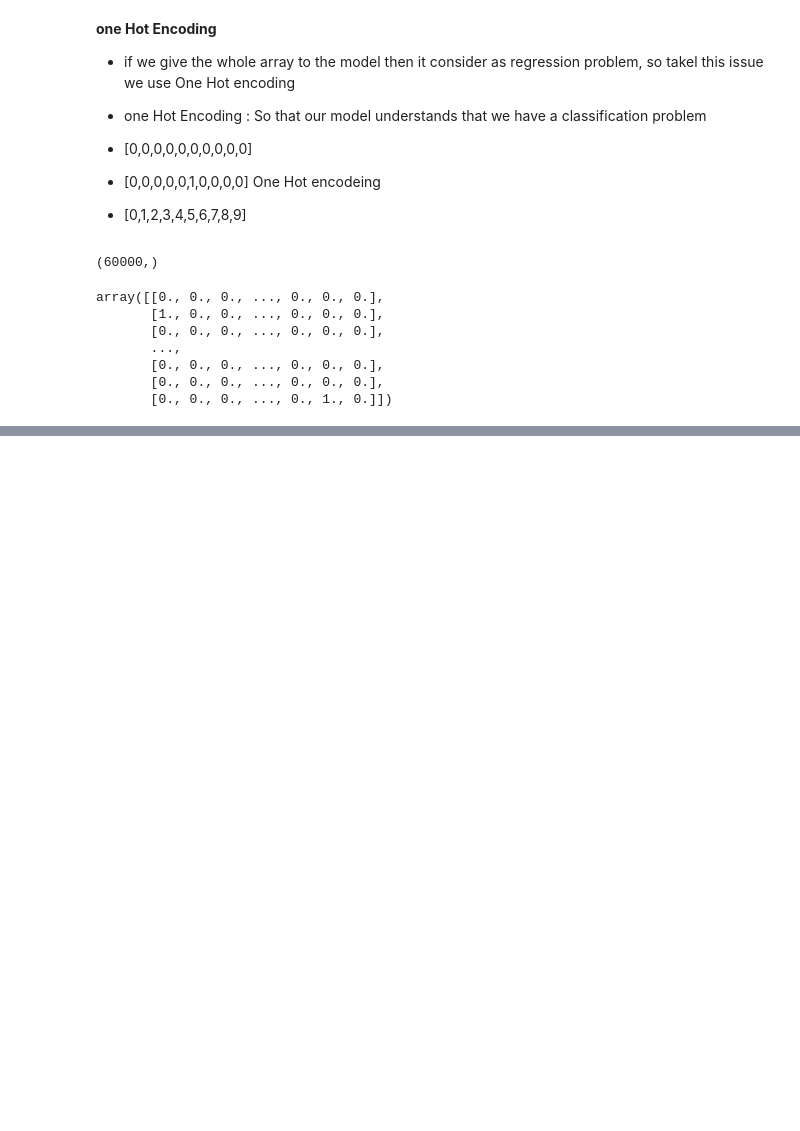
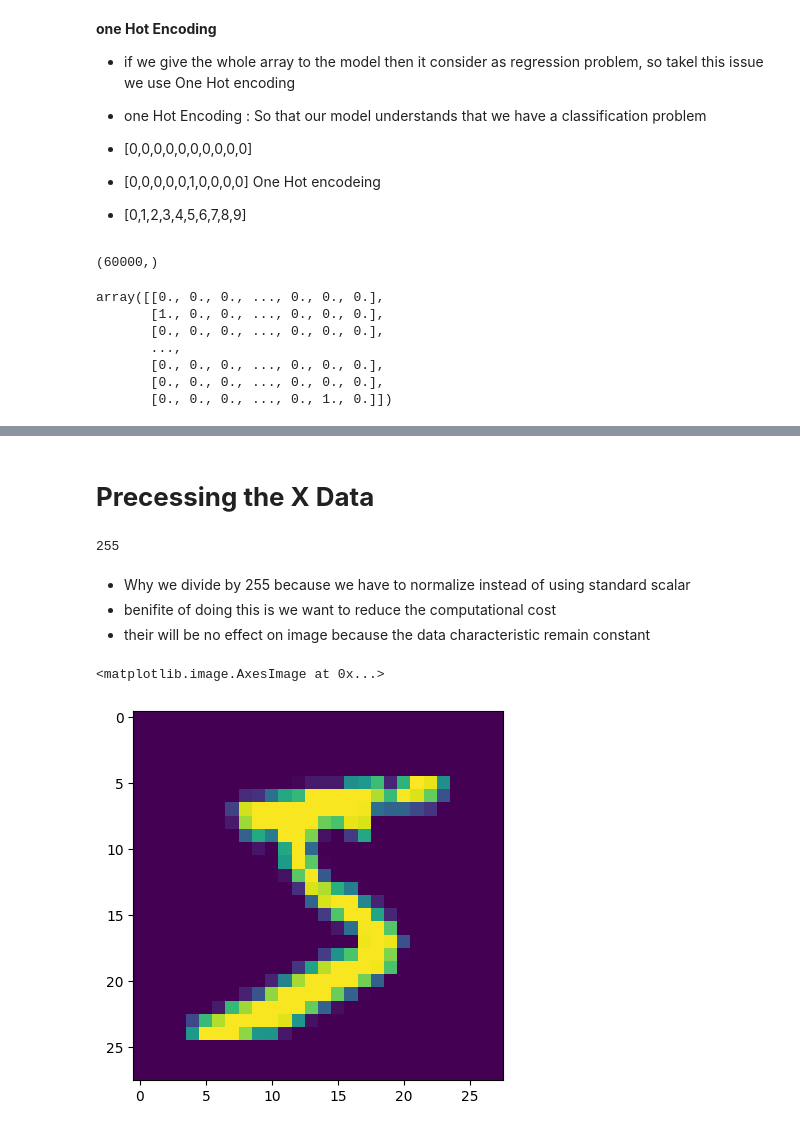
Before and after one commit to asifkhan9795/computer-vision, a Jupyter notebook: mnist-cnn-basics.ipynb, the cells around one changed output, grey strips where cells are left out. Saved outputs shown, nothing was run; the diff lists cells and outputs as text; code cells hidden in the pictures; blank space fills up the shorter version.

```diff
--- a/mnist-cnn-basics.ipynb
+++ b/mnist-cnn-basics.ipynb
@@ -97,0 +104,12 @@ array([[0., 0., 0., ..., 0., 0., 0.],
+# %% [markdown]
+# **Precessing the X Data**
+# %%
+single_img.max()
+# %% [output]
+255
+# %% [markdown]
+- Why we divide by 255 because we have to normalize instead of using standard scalar
+- benifite of doing this is we want to reduce the computational cost
+- their will be no effect on image because the data characteristic remain constant
+# %%
+x_train = x_train/255
@@ -97,0 +118,6 @@ array([[0., 0., 0., ..., 0., 0., 0.],
+# %%
+scaled_img = x_train[0]
+plt.imshow(scaled_img)
+# %% [output]
+<matplotlib.image.AxesImage at 0x...>
+[figure, added]
```
Also changed, not shown: parts of 27 cells of this notebook.
